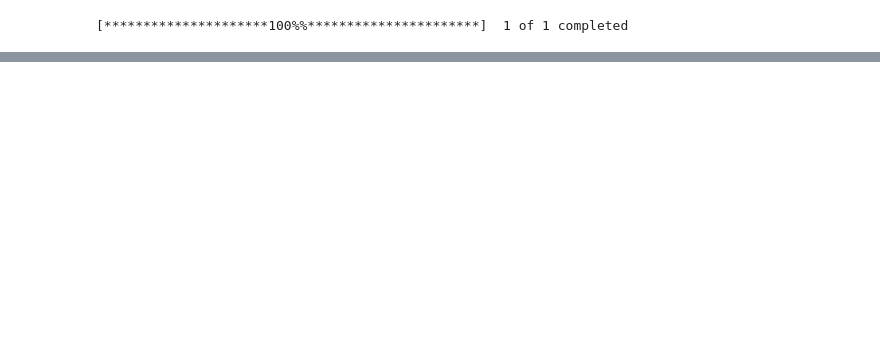
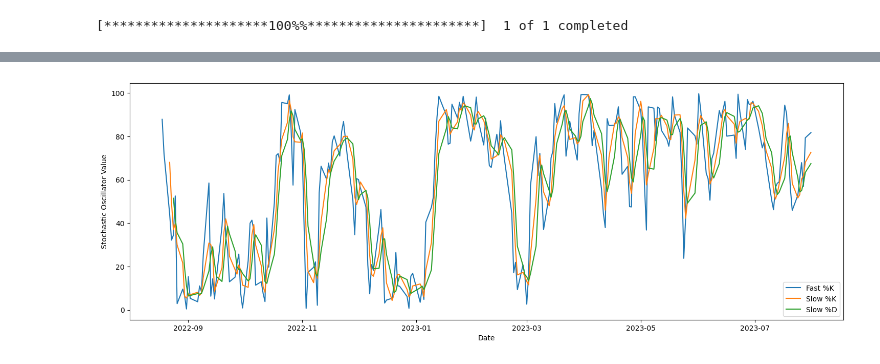
Before and after one commit to ansingh16/risk-management, a Jupyter notebook: Stock_analysis.ipynb, the cells around one changed output, grey strips where cells are left out. Saved outputs shown, nothing was run; the diff lists cells and outputs as text; code cells hidden in the pictures; blank space fills up the shorter version.

```diff
--- a/Stock_analysis.ipynb
+++ b/Stock_analysis.ipynb
@@ -268,0 +335,36 @@ Text(0.5, 1.0, 'AAPL')
+# %%
+def calculate_stochastic_oscillator(data, fast_k, slow_k, slow_d):
+
+    # Calculate Fast %K
+    data['Fast %K'] = ((data['Close'] - data['Low'].rolling(fast_k).min()) / (data['High'].rolling(fast_k).max() - data['Low'].rolling(fast_k).min()
+    )) * 100
+
+    # Calculate Slow %K (Fast %K smoothed with Slow %K period)
+    data['Slow %K'] = data['Fast %K'].rolling(slow_k).mean()
+
+    # Calculate Slow %D (Slow %K smoothed with Slow %D period)
+    data['Slow %D'] = data['Slow %K'].rolling(slow_d).mean()
+
+
+    return data
+
+# Define the parameters for the Stochastic Oscillators
+fast_k = 14  # Fast %K period
+slow_k = 3   # Slow %K period
+slow_d = 3   # Slow %D period
+
+
+stocks = calculate_stochastic_oscillator(stocks, fast_k, slow_k, slow_d)
+
+fig,ax = plt.subplots(1,1,figsize=(18,6))
+
+ax.plot(stocks.index, stocks['Fast %K'],label='Fast %K')
+ax.plot(stocks.index, stocks['Slow %K'],label='Slow %K')
+ax.plot(stocks.index, stocks['Slow %D'],label='Slow %D')
+
+ax.set_ylabel('Stochastic Oscillator Value')
+ax.set_xlabel('Date')
+ax.legend()
+plt.show()
+# %% [output]
+[figure, added]
```
Also changed, not shown: parts of 9 cells of this notebook, 2 other files.
